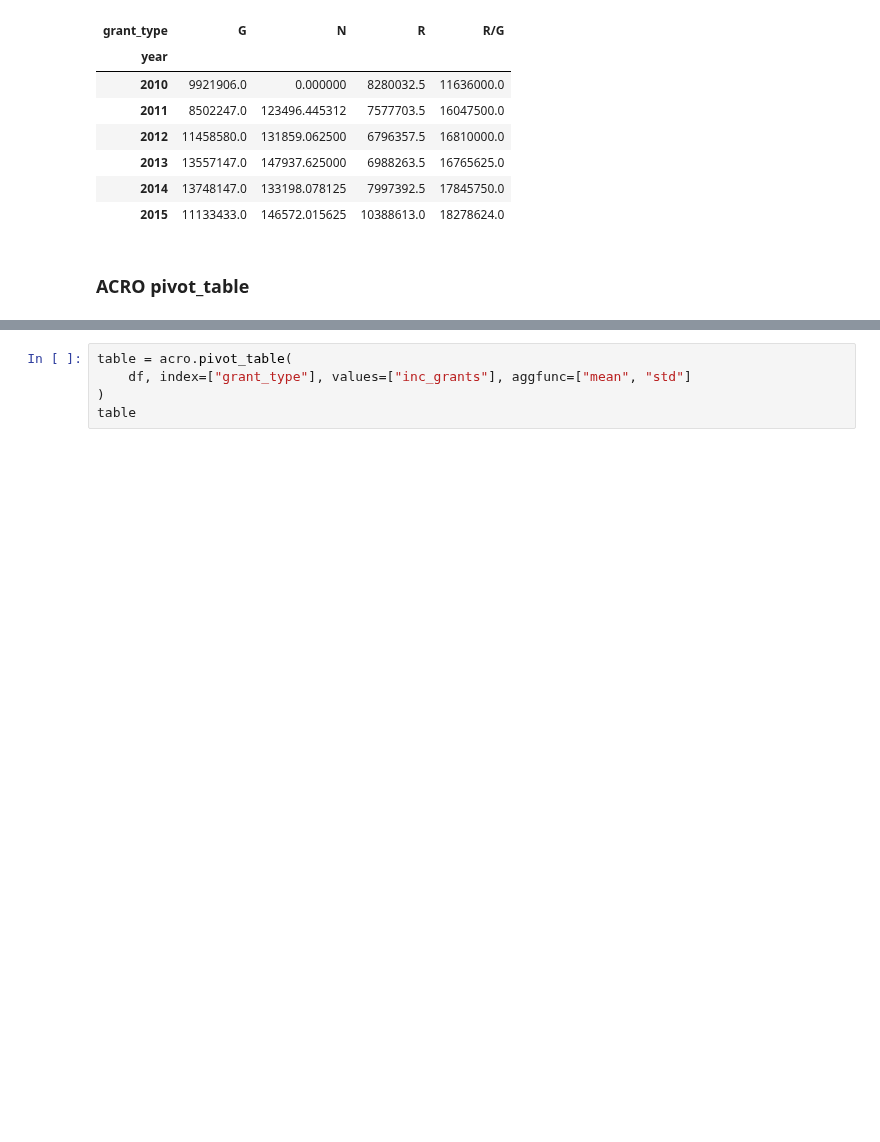
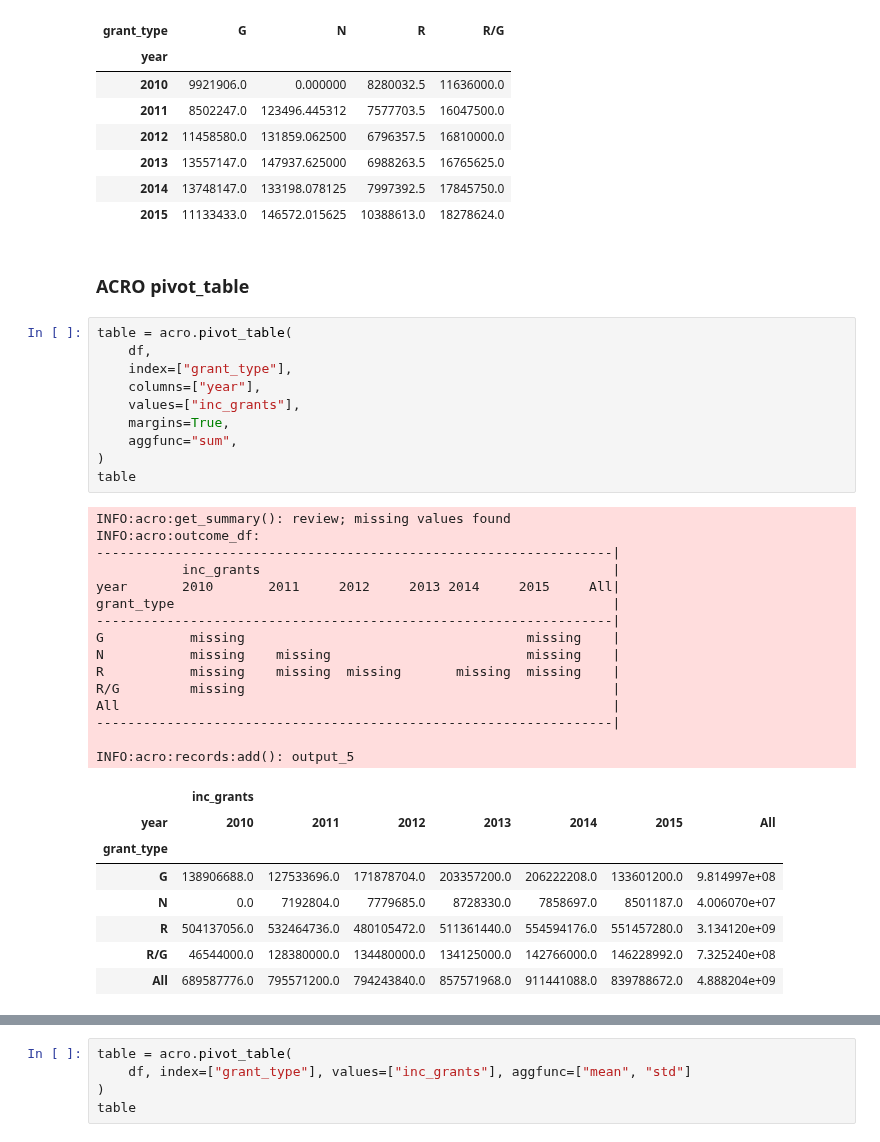
Before and after one commit to AI-SDC/ACRO, a Jupyter notebook: notebooks/test.ipynb, the cells around one changed output, grey strips where cells are left out. Saved outputs shown, nothing was run; the diff lists cells and outputs as text; blank space fills up the shorter version.

Commit message:
update margins in pivot_table

```diff
--- a/notebooks/test.ipynb
+++ b/notebooks/test.ipynb
@@ -280,3 +229,37 @@ INFO:acro:records:add(): output_5
 | 2015 | 11133433.0 | 146572.015625 | 10388613.0 | 18278624.0 |
 # %% [markdown]
 ### ACRO pivot_table
+# %%
+table = acro.pivot_table(
+    df,
+    index=["grant_type"],
+    columns=["year"],
+    values=["inc_grants"],
+    margins=True,
+    aggfunc="sum",
+)
+table
+# %% [output]
+INFO:acro:get_summary(): review; missing values found
+INFO:acro:outcome_df:
+------------------------------------------------------------------|
+           inc_grants                                             |
+year       2010       2011     2012     2013 2014     2015     All|
+grant_type                                                        |
+------------------------------------------------------------------|
+G           missing                                    missing    |
+N           missing    missing                         missing    |
+R           missing    missing  missing       missing  missing    |
+R/G         missing                                               |
+All                                                               |
+------------------------------------------------------------------|
+
+INFO:acro:records:add(): output_5
+|  | inc_grants |  |  |  |  |  |  |
+| year | 2010 | 2011 | 2012 | 2013 | 2014 | 2015 | All |
+| grant_type |  |  |  |  |  |  |  |
+| G | 138906688.0 | 127533696.0 | 171878704.0 | 203357200.0 | 206222208.0 | 133601200.0 | 9.814997e+08 |
+| N | 0.0 | 7192804.0 | 7779685.0 | 8728330.0 | 7858697.0 | 8501187.0 | 4.006070e+07 |
+| R | 504137056.0 | 532464736.0 | 480105472.0 | 511361440.0 | 554594176.0 | 551457280.0 | 3.134120e+09 |
+| R/G | 46544000.0 | 128380000.0 | 134480000.0 | 134125000.0 | 142766000.0 | 146228992.0 | 7.325240e+08 |
+| All | 689587776.0 | 795571200.0 | 794243840.0 | 857571968.0 | 911441088.0 | 839788672.0 | 4.888204e+09 |
```
Also changed, not shown: parts of 15 cells of this notebook, 2 other files.
